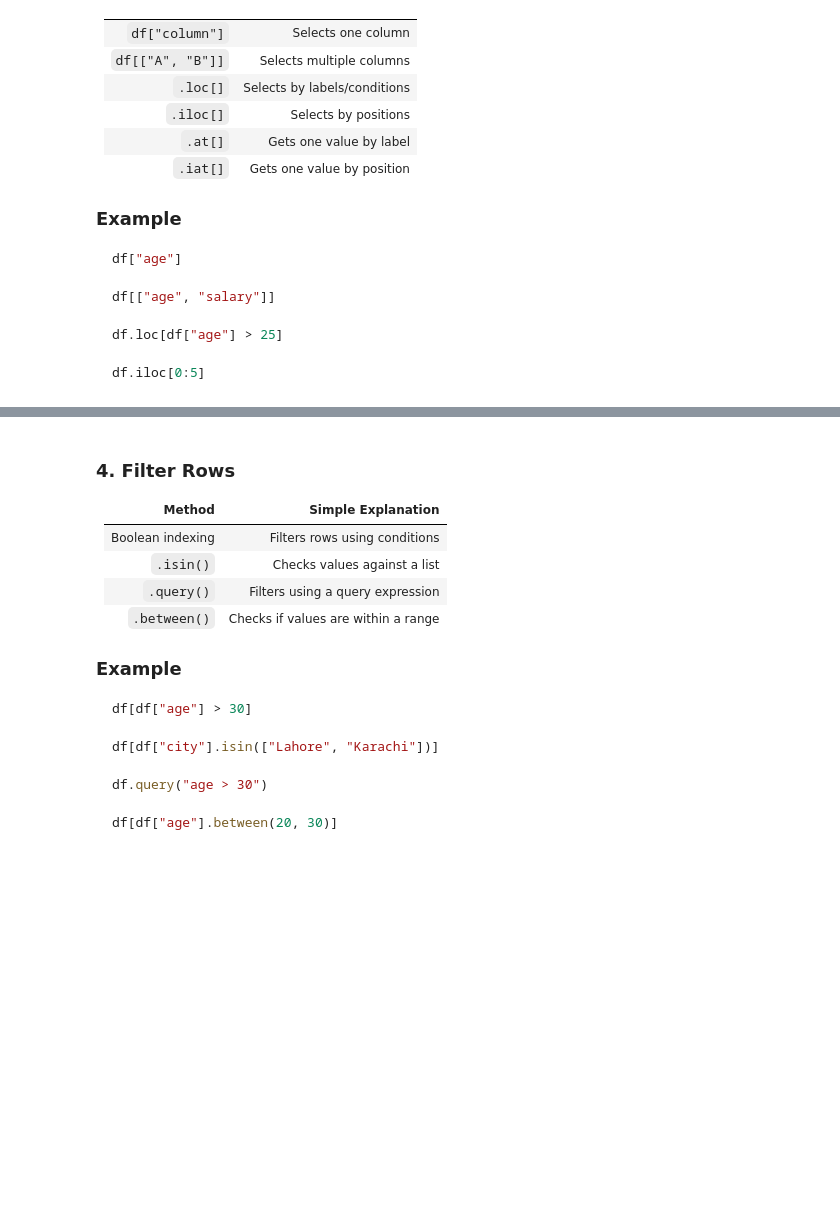
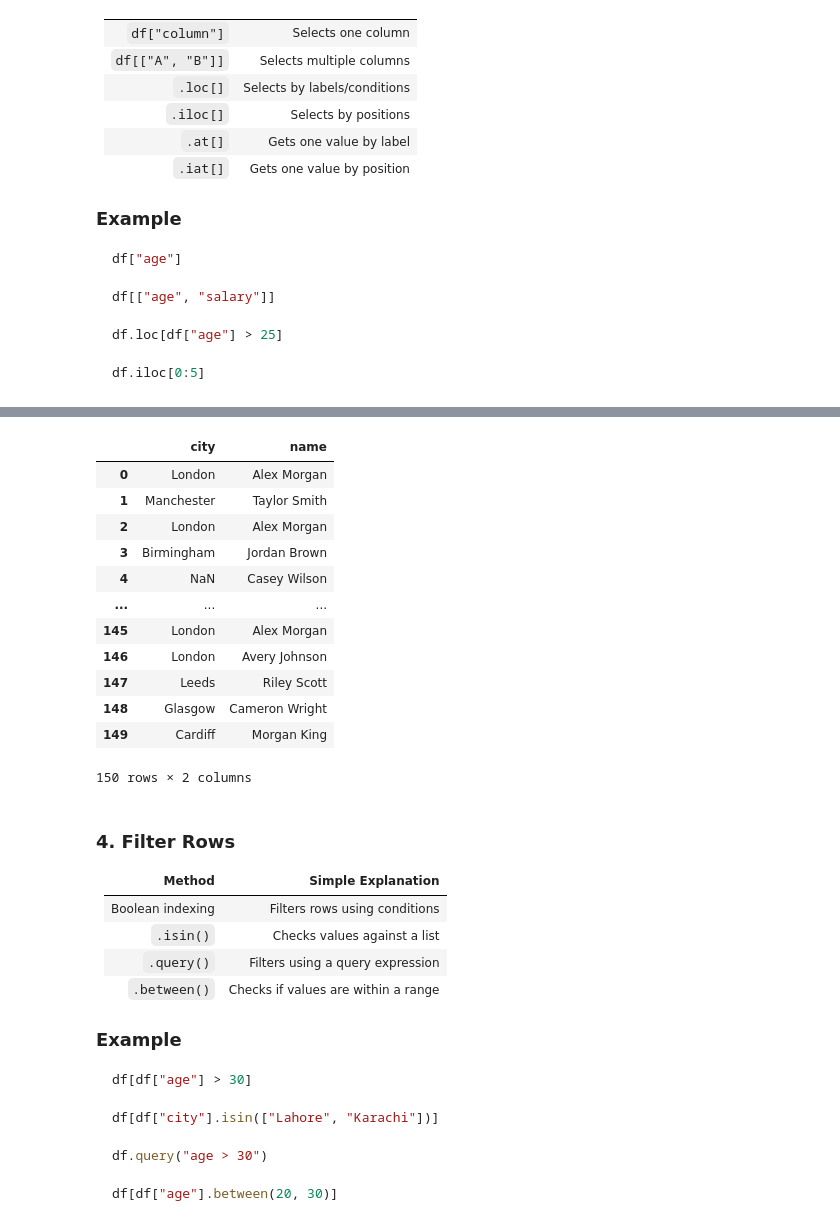
Before and after one commit to zaibgray/pandas, a Jupyter notebook: pandas.ipynb, the cells around one changed output, grey strips where cells are left out. Saved outputs shown, nothing was run; the diff lists cells and outputs as text; code cells hidden in the pictures; blank space fills up the shorter version.

```diff
--- a/pandas.ipynb
+++ b/pandas.ipynb
@@ -1864,3 +1880,21 @@ df.iloc[0:5]
+# %%
+# df[["A", "B"]]
+
+employees_data[["city", "name"]]
+# %% [output]
+|  | city | name |
+| 0 | London | Alex Morgan |
+| 1 | Manchester | Taylor Smith |
+| 2 | London | Alex Morgan |
+| 3 | Birmingham | Jordan Brown |
+| 4 | NaN | Casey Wilson |
+| ... | ... | ... |
+| 145 | London | Alex Morgan |
+| 146 | London | Avery Johnson |
+| 147 | Leeds | Riley Scott |
+| 148 | Glasgow | Cameron Wright |
+| 149 | Cardiff | Morgan King |
+150 rows × 2 columns
 # %% [markdown]
 ### 4. Filter Rows
 
```
Also changed, not shown: parts of 1 cell of this notebook.
